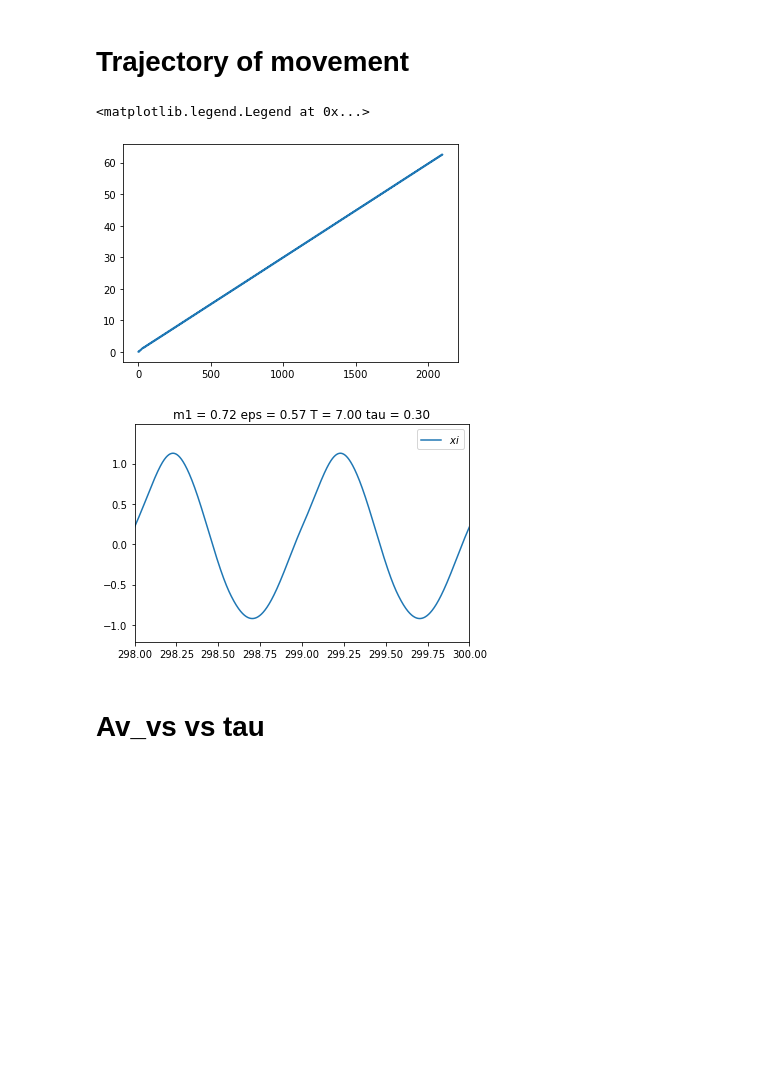
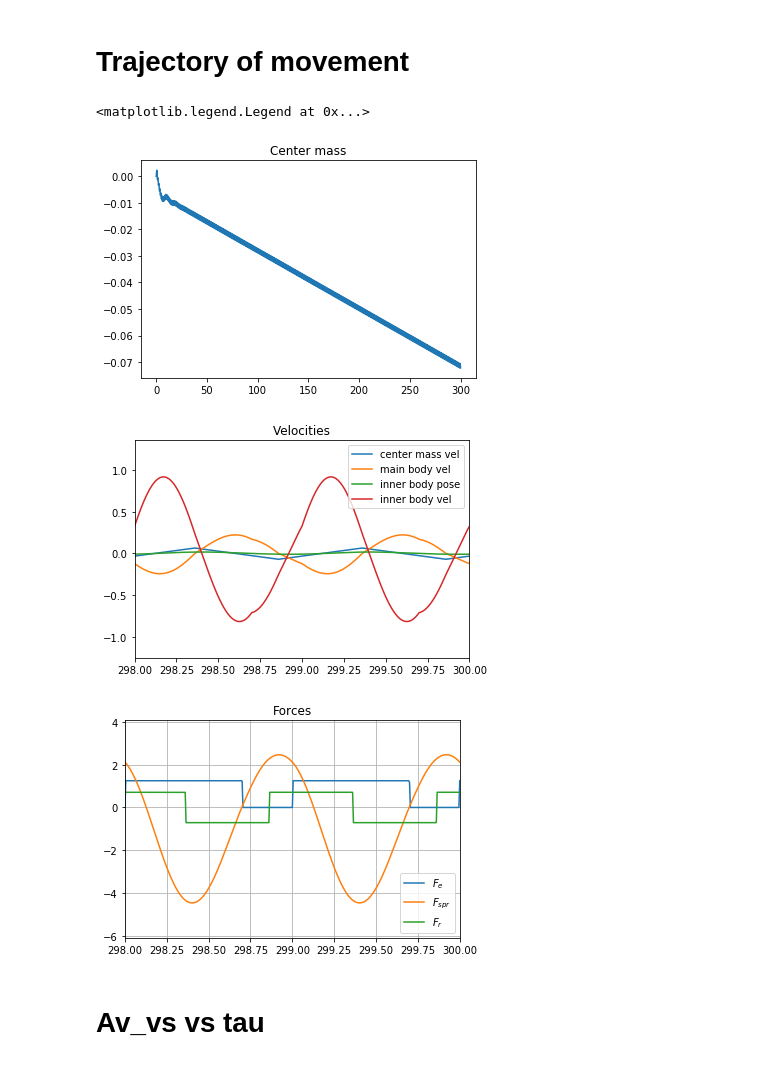
Before and after one commit to xxFirefly/mpc_rl_capsubot, a Jupyter notebook: expore_model.ipynb, the cells around one changed output. Cells and saved outputs as stored; diff of their text form; code cells hidden in the pictures; blank space fills up the shorter version.

```diff
--- a/expore_model.ipynb
+++ b/expore_model.ipynb
@@ -230,51 +200,51 @@ plt.grid(True)
 # %%
 abserr = 1.0e-8
 relerr = 1.0e-6
 
 x0 = [0., 0., 0., 0.]
 #Integration time
 n_periods = 300
-steps_in_period = 800
+steps_in_period = 200
 
-_m1 = m1
-_m2 = m2
-_eps = eps
-_T = 7
-_tau = 0.3
+_T = 0.101139763882459 #
+_tau = 0.7
+_m2 = m/(M + m)
 t = np.linspace(0, n_periods*_T, steps_in_period*n_periods)
-p = (_m1, _m2, _eps, _T, _tau)
+p = (_T, _tau)
 wsol = integrate.odeint(f, x0, t, args=(p,))
 
 plt.figure()
+plt.title("Center mass")
 val = wsol[:, 0]
-plt.plot(t, val, label='position')
+plt.plot(t/_T, wsol[:, 0], label='center mass pose over period')
 
 plt.figure()
-#plt.plot(t/_T, wsol[:, 0], label='$\dot{x}$')
-#plt.plot(t/_T, wsol[:, 1]  - _m2*wsol[:, 3], label='$\dot{x}$')
-plt.plot(t/_T, wsol[:, 2], label='$xi$')
-#plt.plot(t/_T, wsol[:, 3], label='$\dot{xi}$')
+plt.title("Velocities")
+body_v = wsol[:, 1]  - _m2*wsol[:, 3]
+plt.plot(t/_T, wsol[:, 1], label='center mass vel')
+plt.plot(t/_T, body_v, label='main body vel')
+plt.plot(t/_T, wsol[:, 2], label='inner body pose')
+plt.plot(t/_T, wsol[:, 3], label='inner body vel')
 plt.xlim([(n_periods - 2), (n_periods)])
-plt.title("m1 = %.2f eps = %.2f T = %.2f tau = %.2f"%(_m1, _eps, _T, _tau))
 plt.legend()
 
-#_F_e = F_true_e(t, _T, _tau, wsol[:, 2])
-# _F_spr = -wsol[:, 1]
-# _dif_tau = _F_e - _F_spr
-# _i_dif_tau = np.median(_dif_tau[steps_in_period*(n_periods - 1):])
-
-# plt.figure()
-# plt.plot(t/_T, _F_e, label='$F_e$')
-# plt.plot(t/_T, _F_spr, label='$F_{spr}$')
-# plt.plot(t/_T, _F_e - _F_spr, label='$F_e - F_{spr}$')
-# plt.plot([(n_periods - 2), (n_periods)], [_i_dif_tau, _i_dif_tau], 'k')
-# plt.xlim([(n_periods - 2), (n_periods)])
-# plt.title("Forces")
-# plt.legend()
+plt.figure()
+plt.title("Forces")
+__F_e = F_e(t, _T, _tau)
+__F_spr = -c*wsol[:, 2]
+__F_fr = F_fr(body_v, R)
+plt.plot(t/_T, __F_e, label='$F_e$')
+plt.plot(t/_T, __F_spr, label='$F_{spr}$')
+plt.plot(t/_T, __F_fr, label='$F_{r}$')
+#plt.plot(t/_T, __F_e - __F_spr, label='$F_e - F_{spr}$')
+plt.xlim([(n_periods - 2), (n_periods)])
+plt.grid()
+plt.legend()
 # %% [output]
 <matplotlib.legend.Legend at 0x...>
-[figure, old version]
+[figure, new version]
-[figure, old version]
+[figure, new version]
+[figure, added]
 # %% [markdown]
 # Av_vs vs tau
 # %%
```
Also changed, not shown: parts of 13 cells of this notebook, 1 other file.
